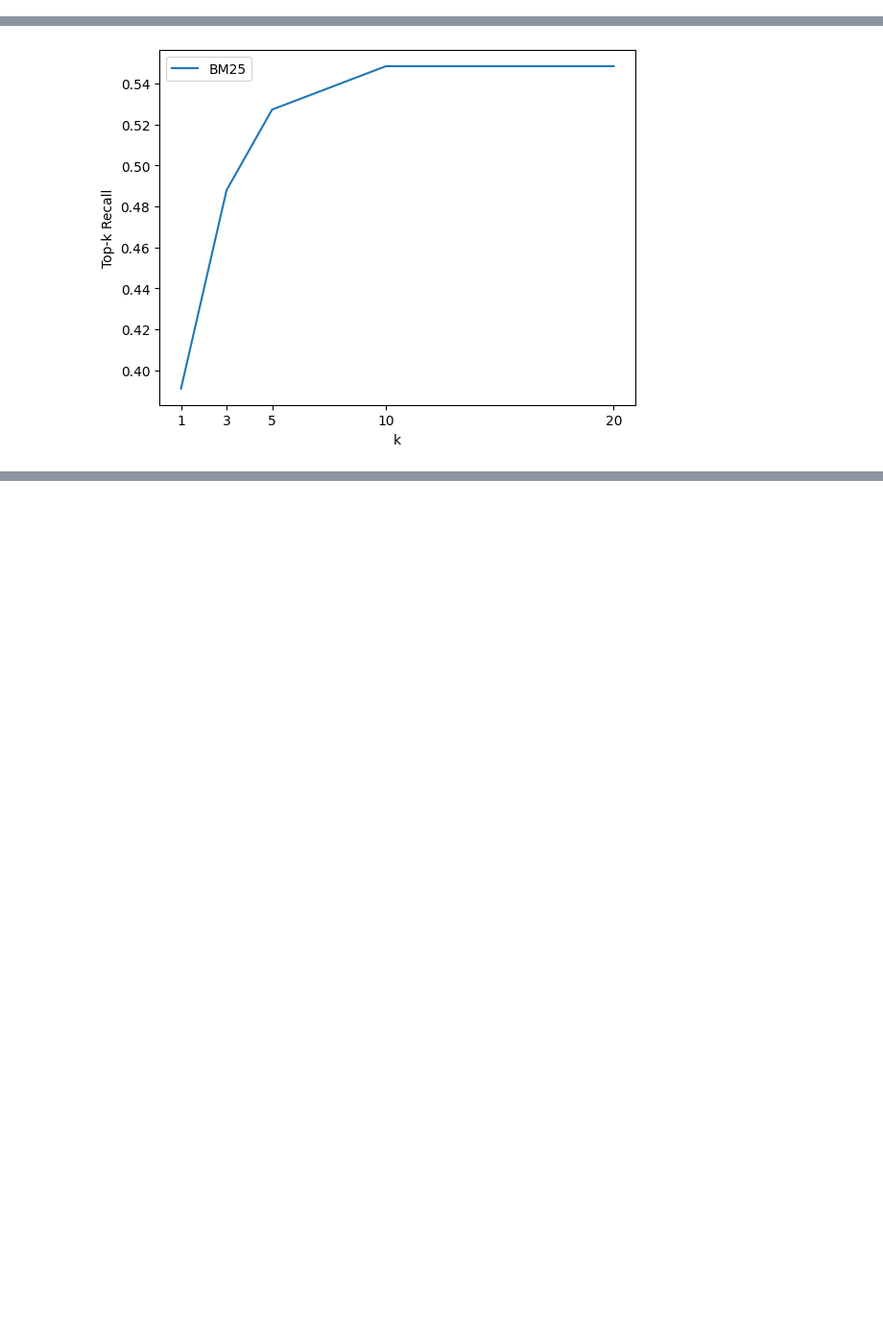
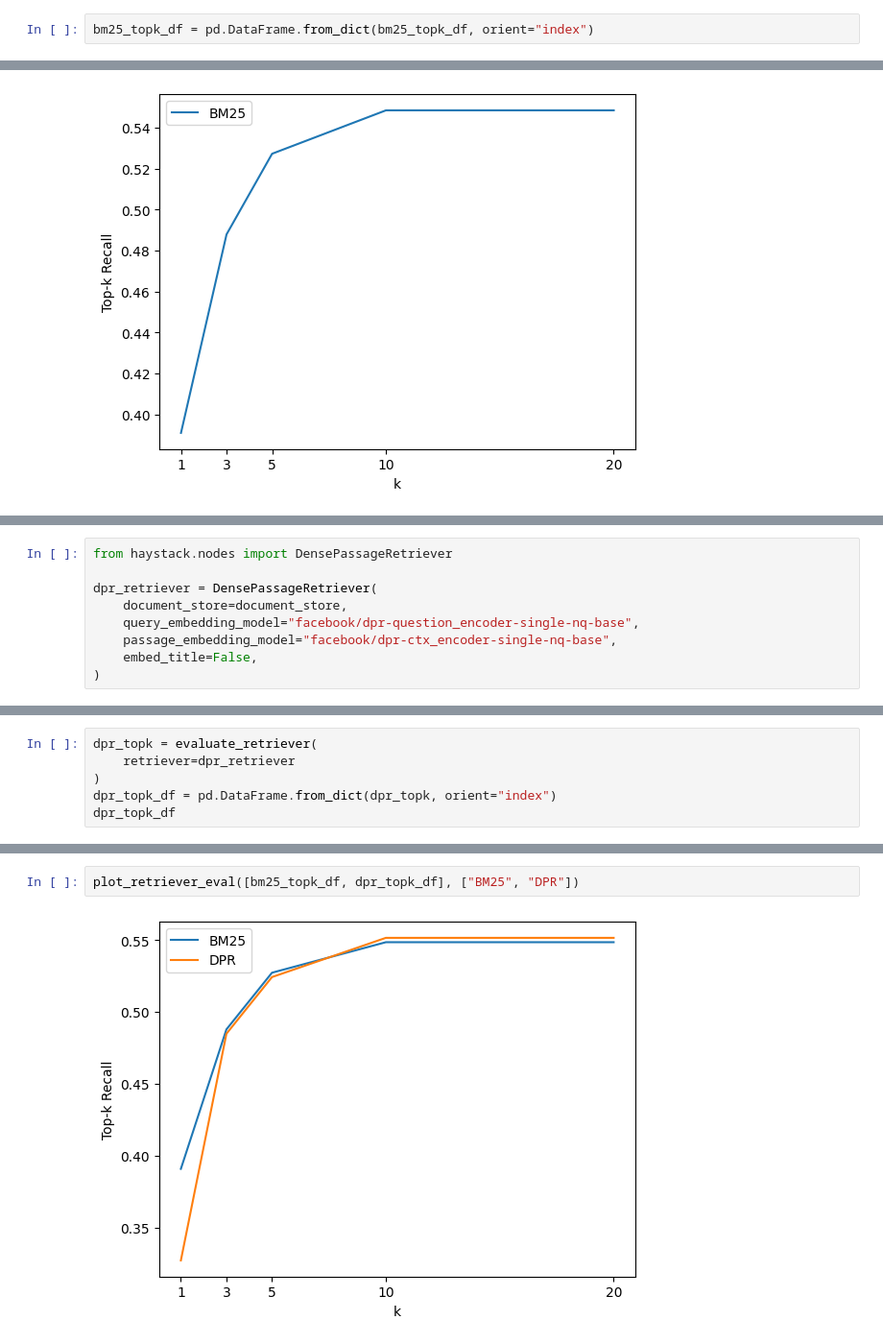
Before and after one commit to JpChii/nlp-with-hugging-face, a Jupyter notebook: notebooks/7-question-answering.ipynb, the cells around one changed output, grey strips where cells are left out. Shown: that part at 96% size. Drawn from its saved outputs; the diff is of its cells as text; blank space fills up the shorter version.

```diff
--- a/notebooks/7-question-answering.ipynb
+++ b/notebooks/7-question-answering.ipynb
@@ -1267,3 +1242,5 @@ bm25_topk_df
+# %%
+bm25_topk_df = pd.DataFrame.from_dict(bm25_topk_df, orient="index")
 # %%
 
 def plot_retriever_eval(dfs, retriever_names):
@@ -1280,0 +1272,9 @@ plot_retriever_eval([bm25_topk_df], ["BM25"])
+# %%
+from haystack.nodes import DensePassageRetriever
+
+dpr_retriever = DensePassageRetriever(
+    document_store=document_store,
+    query_embedding_model="facebook/dpr-question_encoder-single-nq-base",
+    passage_embedding_model="facebook/dpr-ctx_encoder-single-nq-base",
+    embed_title=False,
+)
@@ -1280,0 +1287,6 @@ plot_retriever_eval([bm25_topk_df], ["BM25"])
+# %%
+dpr_topk = evaluate_retriever(
+    retriever=dpr_retriever
+)
+dpr_topk_df = pd.DataFrame.from_dict(dpr_topk, orient="index")
+dpr_topk_df
@@ -1280,0 +1315,4 @@ plot_retriever_eval([bm25_topk_df], ["BM25"])
+# %%
+plot_retriever_eval([bm25_topk_df, dpr_topk_df], ["BM25", "DPR"])
+# %% [output]
+[figure, added]
```
Also changed, not shown: parts of 12 cells of this notebook, 2 other files.
